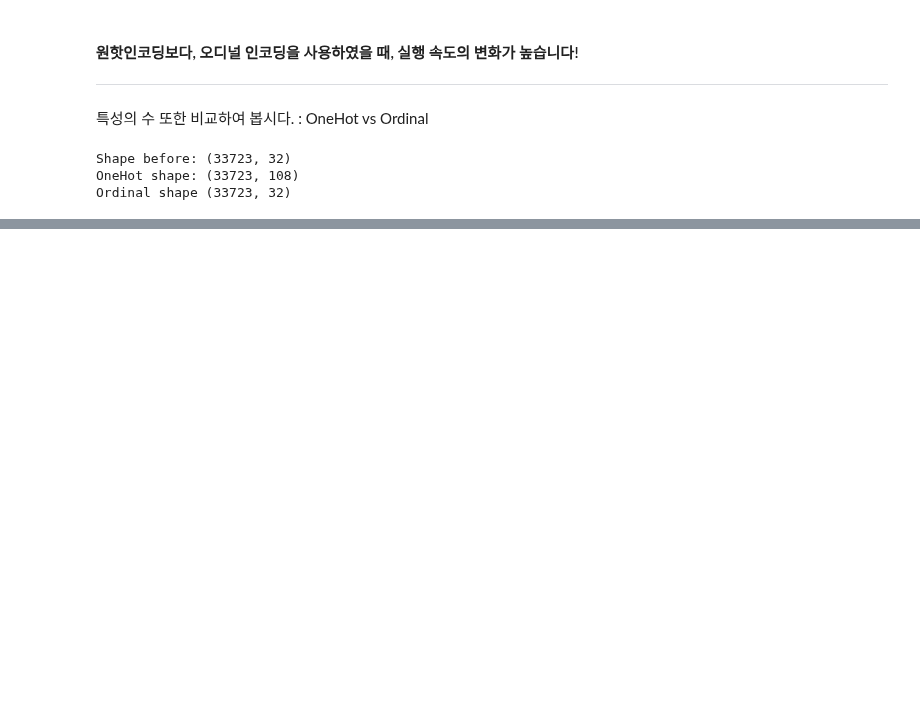
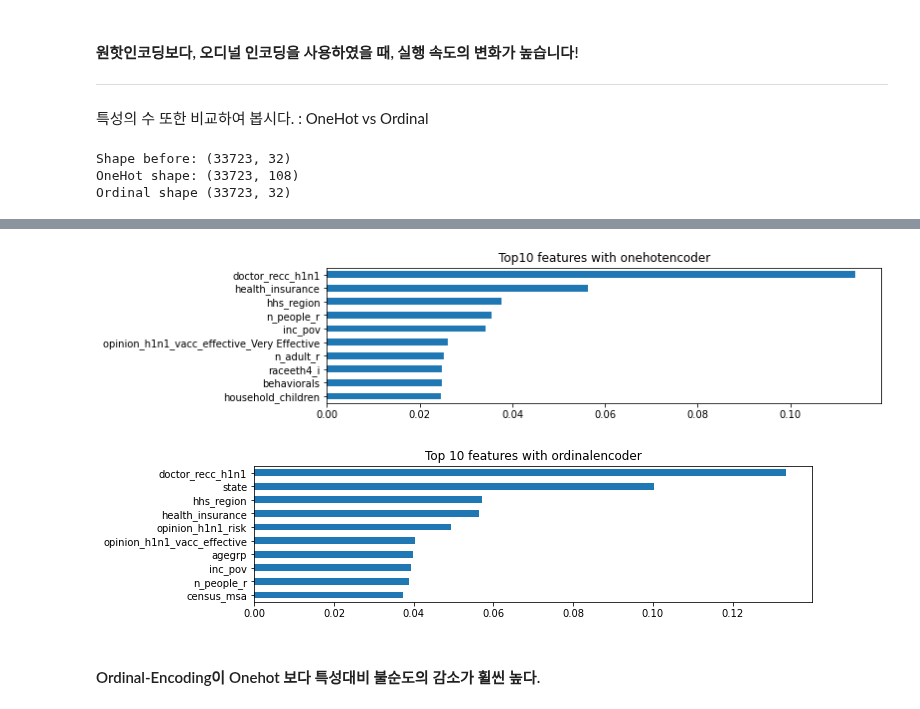
Before and after one commit to 00150/Practice-anything...., a Jupyter notebook: Untitled173.ipynb, the cells around one changed output, grey strips where cells are left out. Saved outputs shown, nothing was run; the diff lists cells and outputs as text; code cells hidden in the pictures; blank space fills up the shorter version.

```diff
--- a/Untitled173.ipynb
+++ b/Untitled173.ipynb
@@ -217,0 +224,27 @@ Ordinal shape (33723, 32)
+# %%
+import matplotlib.pyplot as plt
+
+# 특성 중요도 (onehot)
+rf = pipe.named_steps['randomforestclassifier']
+colnames = pipe.named_steps['onehotencoder'].get_feature_names()
+importances = pd.Series(rf.feature_importances_, colnames)
+
+
+# 특성 중요도의 개수 : n
+n = 10
+plt.figure(figsize =(10, n/4))
+plt.title(f'Top{n} features with onehotencoder')
+importances.sort_values()[-n:].plot.barh();
+
+# 특성 중요도(ordinal)
+rf_ord = pipe_ord.named_steps['randomforestclassifier']
+importances_ord = pd.Series(rf_ord.feature_importances_, X_train.columns)
+
+plt.figure(figsize=(10,n/4))
+plt.title(f'Top {n} features with ordinalencoder')
+importances_ord.sort_values()[-n:].plot.barh();
+# %% [output]
+[figure, added]
+[figure, added]
+# %% [markdown]
+#### Ordinal-Encoding이 Onehot 보다 특성대비 불순도의 감소가 휠씬 높다.
```
Also changed, not shown: parts of 6 cells of this notebook.
